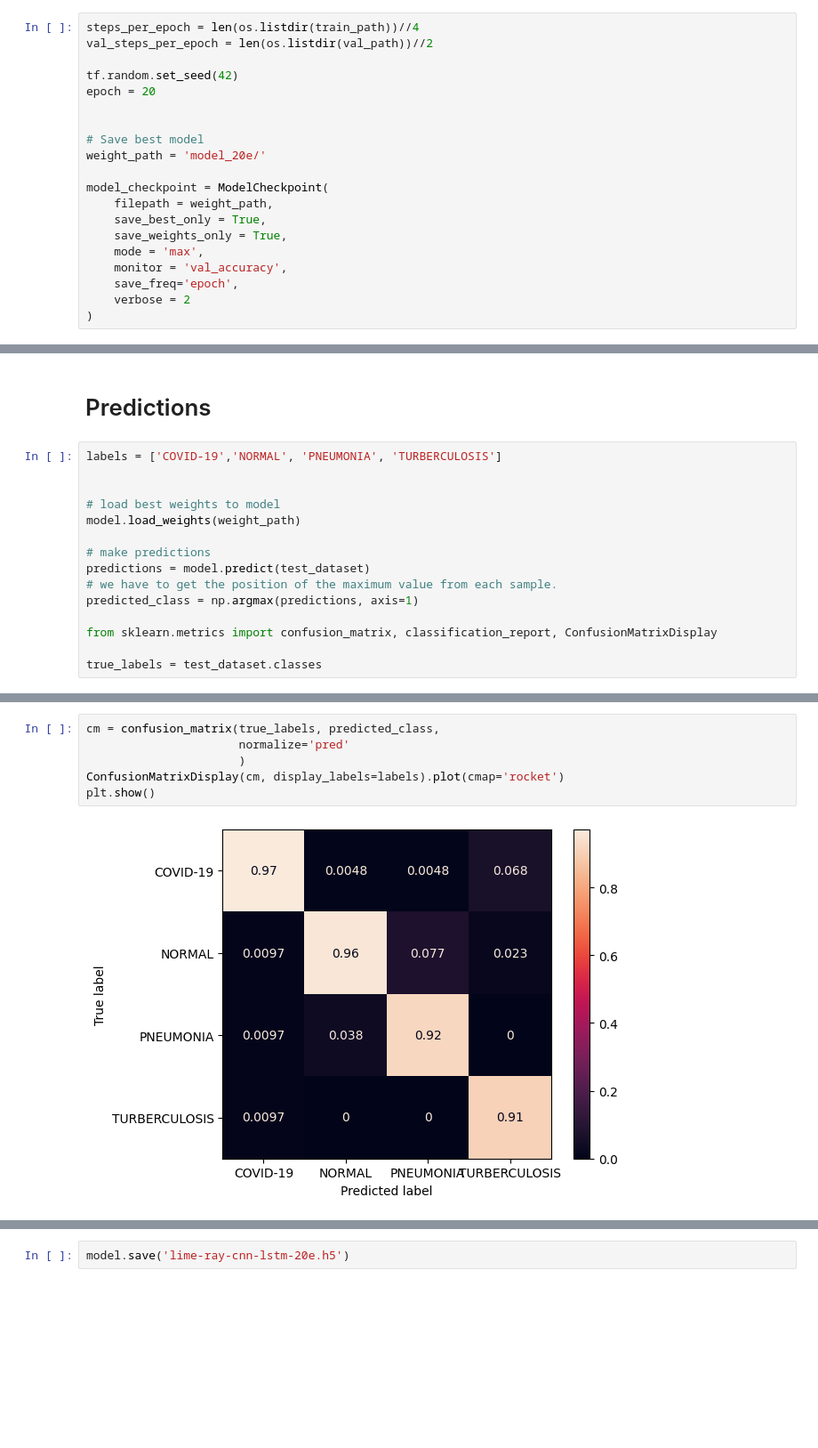
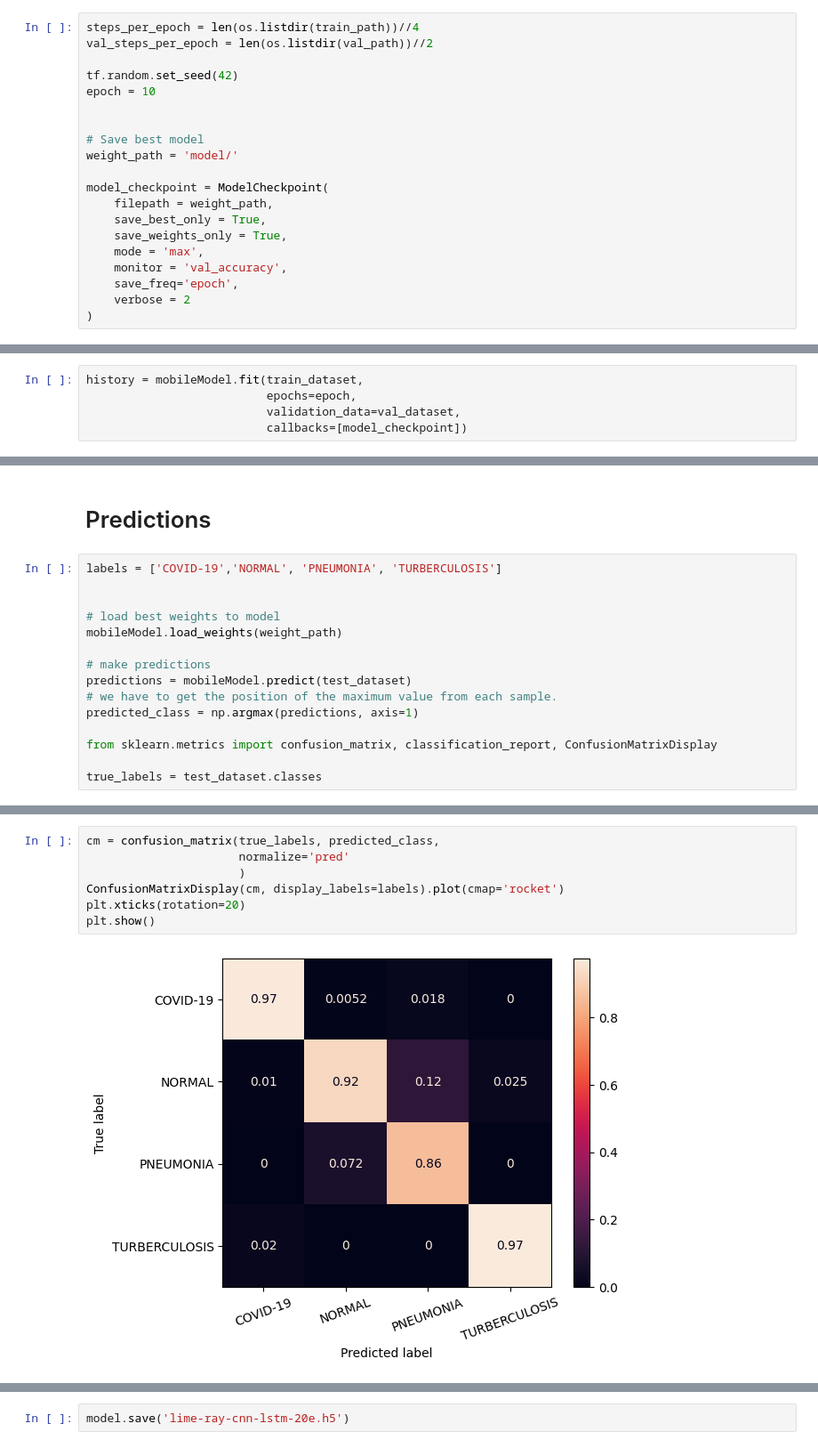
Before and after one commit to fahim-muntasir-niloy/lime-ray, a Jupyter notebook: lime-ray.ipynb, the cells around one changed output, grey strips where cells are left out. Shown at 89% size. Saved outputs shown, nothing was run; the diff lists cells and outputs as text; blank space fills up the shorter version.

```diff
--- a/lime-ray.ipynb
+++ b/lime-ray.ipynb
@@ -289,11 +327,11 @@ steps_per_epoch = len(os.listdir(train_path))//4
 val_steps_per_epoch = len(os.listdir(val_path))//2
 
 tf.random.set_seed(42)
-epoch = 20
+epoch = 10
 
 
 # Save best model
-weight_path = 'model_20e/'
+weight_path = 'model/'
 
 model_checkpoint = ModelCheckpoint(
     filepath = weight_path,
@@ -330,0 +351,5 @@ Epoch 20: val_accuracy did not improve from 0.93515
+# %%
+history = mobileModel.fit(train_dataset,
+                          epochs=epoch,
+                          validation_data=val_dataset,
+                          callbacks=[model_checkpoint])
@@ -375,10 +419,10 @@ labels = ['COVID-19','NORMAL', 'PNEUMONIA', 'TURBERCULOSIS']
 
 
 # load best weights to model
-model.load_weights(weight_path)
+mobileModel.load_weights(weight_path)
 
 # make predictions
-predictions = model.predict(test_dataset)
+predictions = mobileModel.predict(test_dataset)
 # we have to get the position of the maximum value from each sample.
 predicted_class = np.argmax(predictions, axis=1)
 
@@ -390,11 +434,12 @@ true_labels = test_dataset.classes
 # %%
 cm = confusion_matrix(true_labels, predicted_class,
                       normalize='pred'
                       )
 ConfusionMatrixDisplay(cm, display_labels=labels).plot(cmap='rocket')
+plt.xticks(rotation=20)
 plt.show()
 # %% [output]
-[figure, old version]
+[figure, new version]
 # %%
 # Print classification report
 
```
Also changed, not shown: parts of 12 cells of this notebook, 2 other files.
